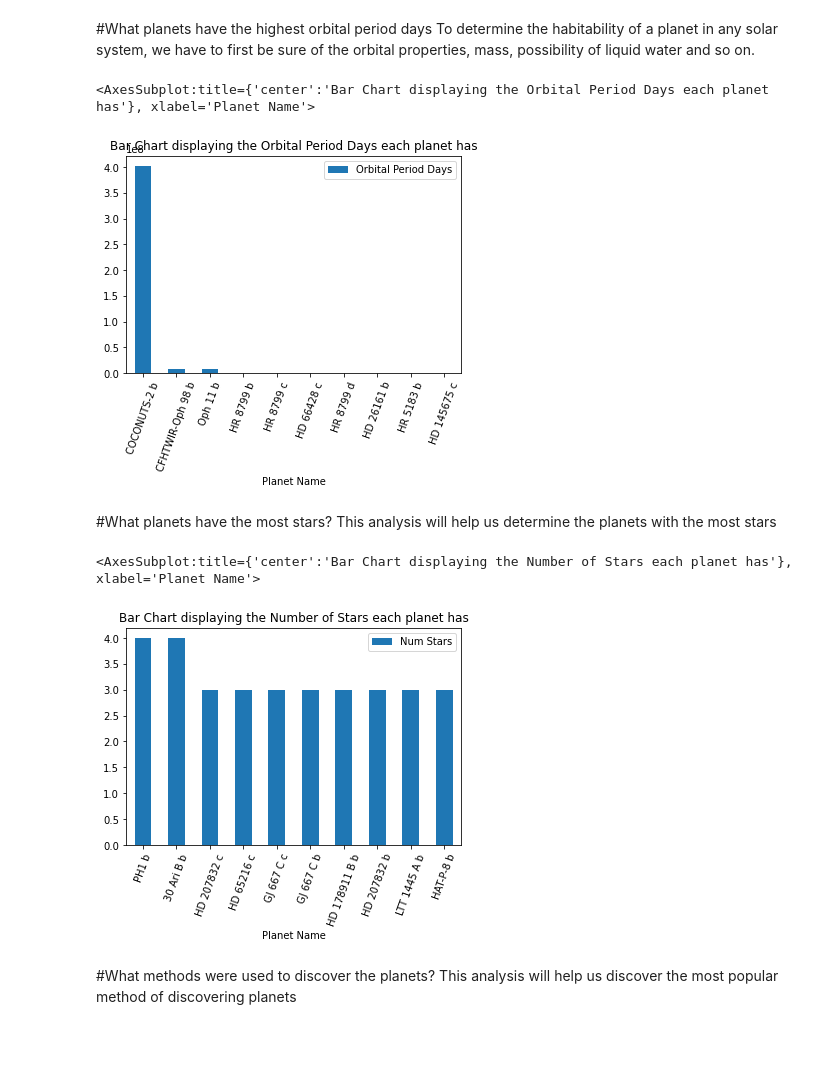
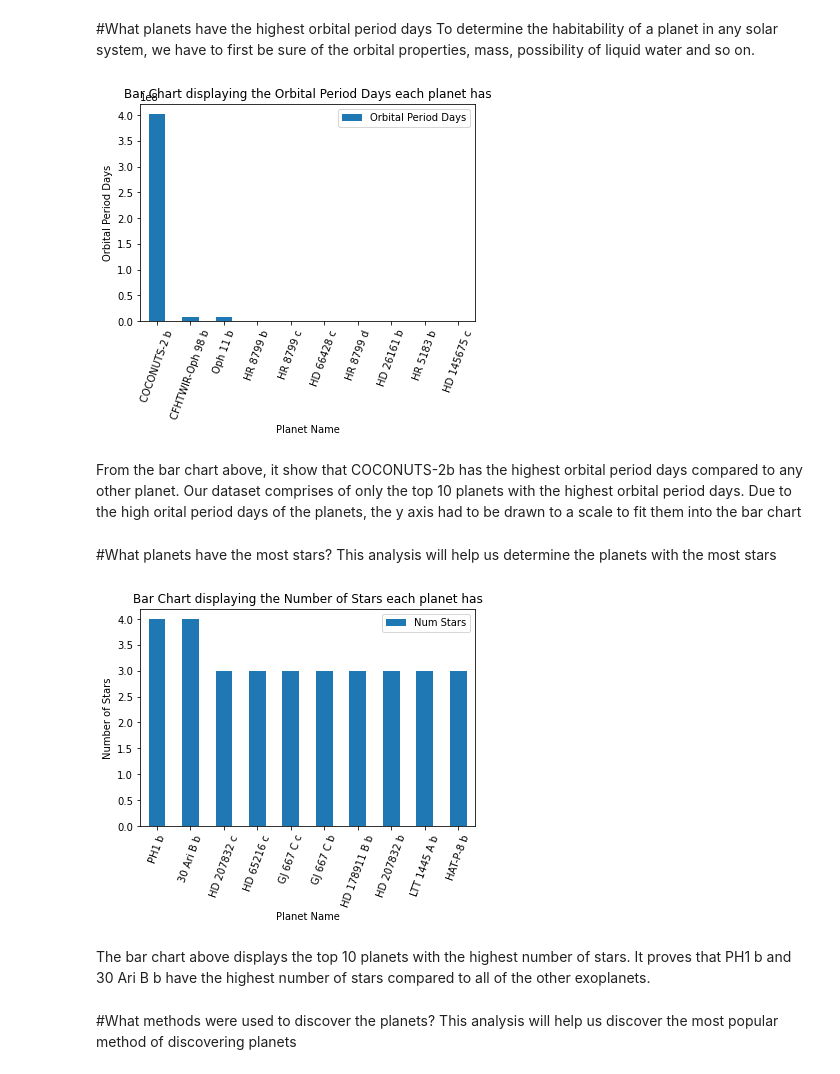
Before and after one commit to ubco-W2022T1-cosc301/project-group35, a Jupyter notebook: notebooks/analysis2.ipynb, the cells around one changed output. Saved outputs shown, nothing was run; the diff lists cells and outputs as text; code cells hidden in the pictures; blank space fills up the shorter version.

```diff
--- a/notebooks/analysis2.ipynb
+++ b/notebooks/analysis2.ipynb
@@ -49,6 +41,7 @@ plot.show()
 #What planets have the highest orbital period days
 To determine the habitability of a planet in any solar system, we have to first be sure of the orbital properties, mass, possibility of liquid water and so on.
 # %%
+import matplotlib.pyplot as plot
 import pandas as pd
 df = pd.read_csv("../data/raw/DataOriginal.csv")
 
@@ -62,28 +55,35 @@ df11.dropna(subset=['Orbital Period Days'])
 df16=df11.head(10)
 
 df16.plot.bar(x="Planet Name", y="Orbital Period Days",rot=70, title="Bar Chart displaying the Orbital Period Days each planet has")
+plot.ylabel("Orbital Period Days")
+plot.savefig("bolu1.png")
 # %% [output]
-<AxesSubplot:title={'center':'Bar Chart displaying the Orbital Period Days each planet has'}, xlabel='Planet Name'>
-[figure, old version]
+[figure, new version]
+# %% [markdown]
+From the bar chart above, it show that COCONUTS-2b has the highest orbital period days compared to any other planet. Our dataset comprises of only the top 10 planets with the highest orbital period days. Due to the high orital period days of the planets, the y axis had to be drawn to a scale to fit them into the bar chart
 # %% [markdown]
 #What planets have the most stars?
 This analysis will help us determine the planets with the most stars
 # %%
 import pandas as pd
 df = pd.read_csv("../data/raw/DataOriginal.csv")
 
 
 stars = ['Planet Name','Num Stars']
 df12 = df[stars]
 
 
 df13=df12.sort_values(['Num Stars'], ascending = False)
 df17=df13.head(10)
 
 df17.plot.bar(x="Planet Name", y="Num Stars",rot=70, title="Bar Chart displaying the Number of Stars each planet has")
+
+plot.ylabel("Number of Stars")
+plot.savefig("bolu2.png")
 # %% [output]
-<AxesSubplot:title={'center':'Bar Chart displaying the Number of Stars each planet has'}, xlabel='Planet Name'>
-[figure, old version]
+[figure, new version]
+# %% [markdown]
+The bar chart above displays the top 10 planets with the highest number of stars. It proves that PH1 b and 30 Ari B b have the highest number of stars compared to all of the other exoplanets.
 # %% [markdown]
 #What methods were used to discover the planets?
 This analysis will help us discover the most popular method of discovering planets
```
Also changed, not shown: parts of 6 cells of this notebook, 6 other files.
